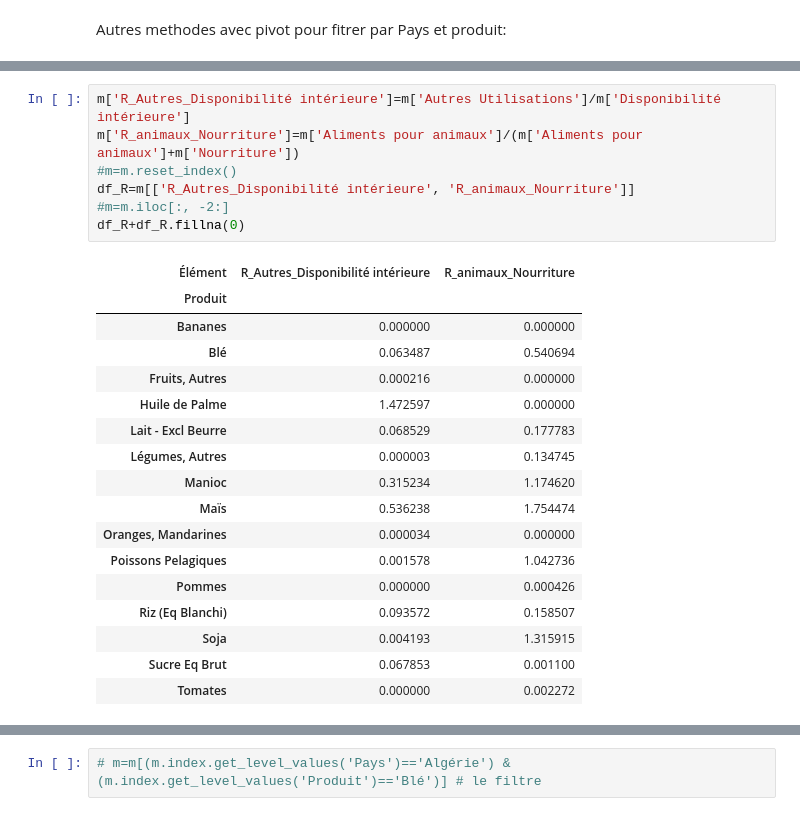
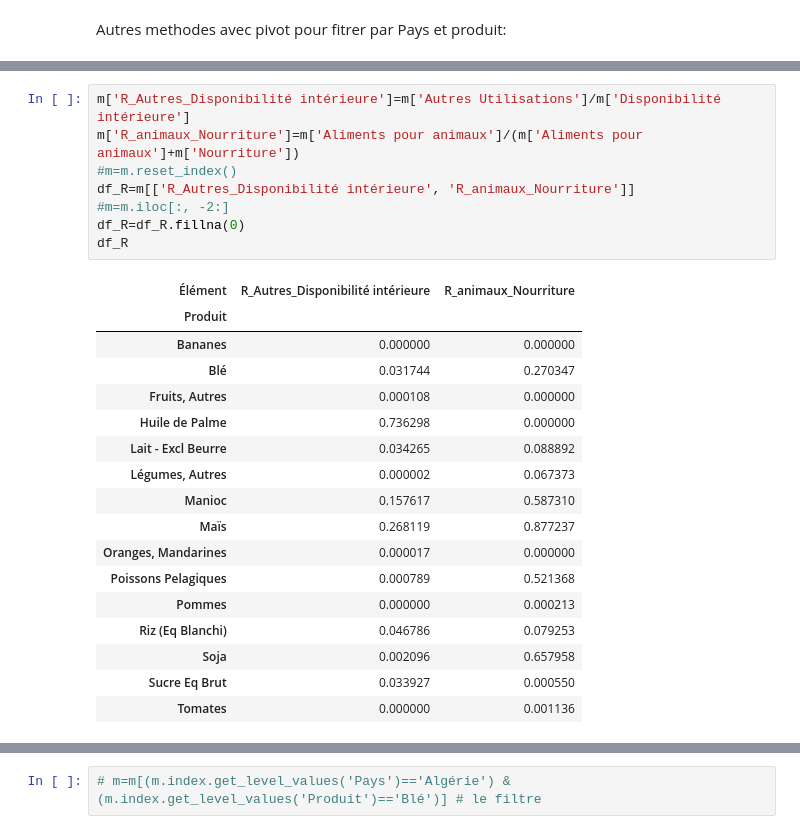
Before and after one commit to data-IA-2023/Groupe-3, a Jupyter notebook: briefs_final.ipynb, the cells around one changed output, grey strips where cells are left out. Cells and saved outputs as stored; diff of their text form.

```diff
--- a/briefs_final.ipynb
+++ b/briefs_final.ipynb
@@ -1520,25 +1520,26 @@ m
 # %%
 m['R_Autres_Disponibilité intérieure']=m['Autres Utilisations']/m['Disponibilité intérieure']
 m['R_animaux_Nourriture']=m['Aliments pour animaux']/(m['Aliments pour animaux']+m['Nourriture'])
 #m=m.reset_index()
 df_R=m[['R_Autres_Disponibilité intérieure', 'R_animaux_Nourriture']]
 #m=m.iloc[:, -2:]
-df_R+df_R.fillna(0)
+df_R=df_R.fillna(0)
+df_R
 # %% [output]
 | Élément | R_Autres_Disponibilité intérieure | R_animaux_Nourriture |
 | Produit |  |  |
 | Bananes | 0.000000 | 0.000000 |
-| Blé | 0.063487 | 0.540694 |
-| Fruits, Autres | 0.000216 | 0.000000 |
-| Huile de Palme | 1.472597 | 0.000000 |
-| Lait - Excl Beurre | 0.068529 | 0.177783 |
-| Légumes, Autres | 0.000003 | 0.134745 |
-| Manioc | 0.315234 | 1.174620 |
-| Maïs | 0.536238 | 1.754474 |
-| Oranges, Mandarines | 0.000034 | 0.000000 |
-| Poissons Pelagiques | 0.001578 | 1.042736 |
-| Pommes | 0.000000 | 0.000426 |
-| Riz (Eq Blanchi) | 0.093572 | 0.158507 |
-| Soja | 0.004193 | 1.315915 |
-| Sucre Eq Brut | 0.067853 | 0.001100 |
-| Tomates | 0.000000 | 0.002272 |
+| Blé | 0.031744 | 0.270347 |
+| Fruits, Autres | 0.000108 | 0.000000 |
+| Huile de Palme | 0.736298 | 0.000000 |
+| Lait - Excl Beurre | 0.034265 | 0.088892 |
+| Légumes, Autres | 0.000002 | 0.067373 |
+| Manioc | 0.157617 | 0.587310 |
+| Maïs | 0.268119 | 0.877237 |
+| Oranges, Mandarines | 0.000017 | 0.000000 |
+| Poissons Pelagiques | 0.000789 | 0.521368 |
+| Pommes | 0.000000 | 0.000213 |
+| Riz (Eq Blanchi) | 0.046786 | 0.079253 |
+| Soja | 0.002096 | 0.657958 |
+| Sucre Eq Brut | 0.033927 | 0.000550 |
+| Tomates | 0.000000 | 0.001136 |
```
Also changed, not shown: parts of 1 cell of this notebook.
